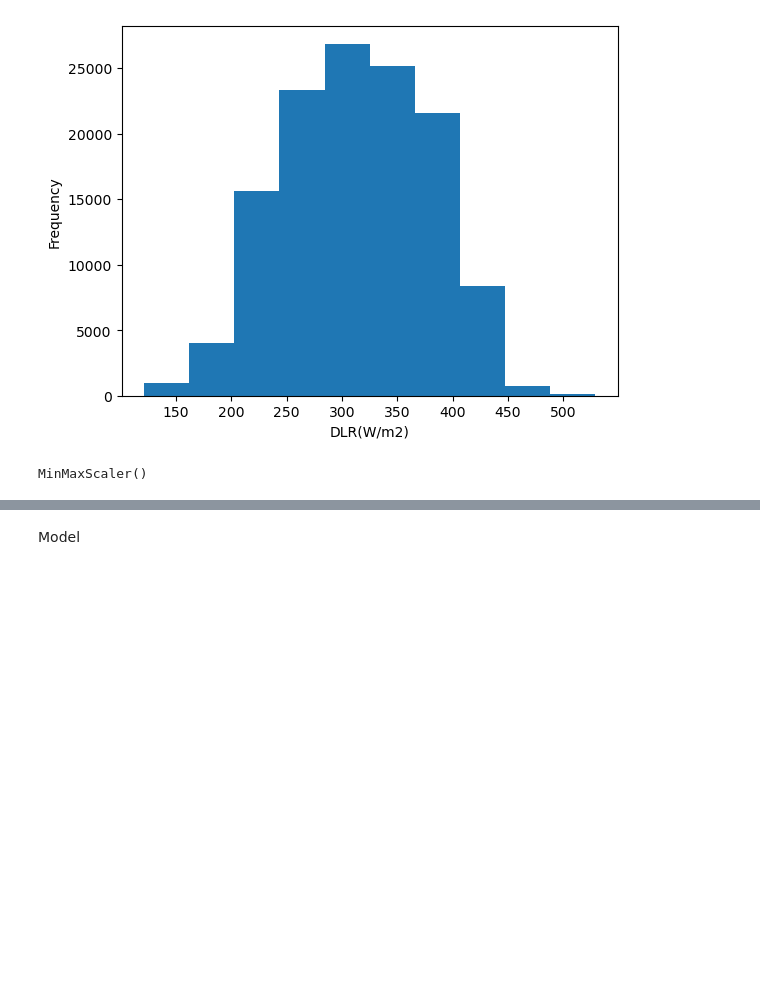
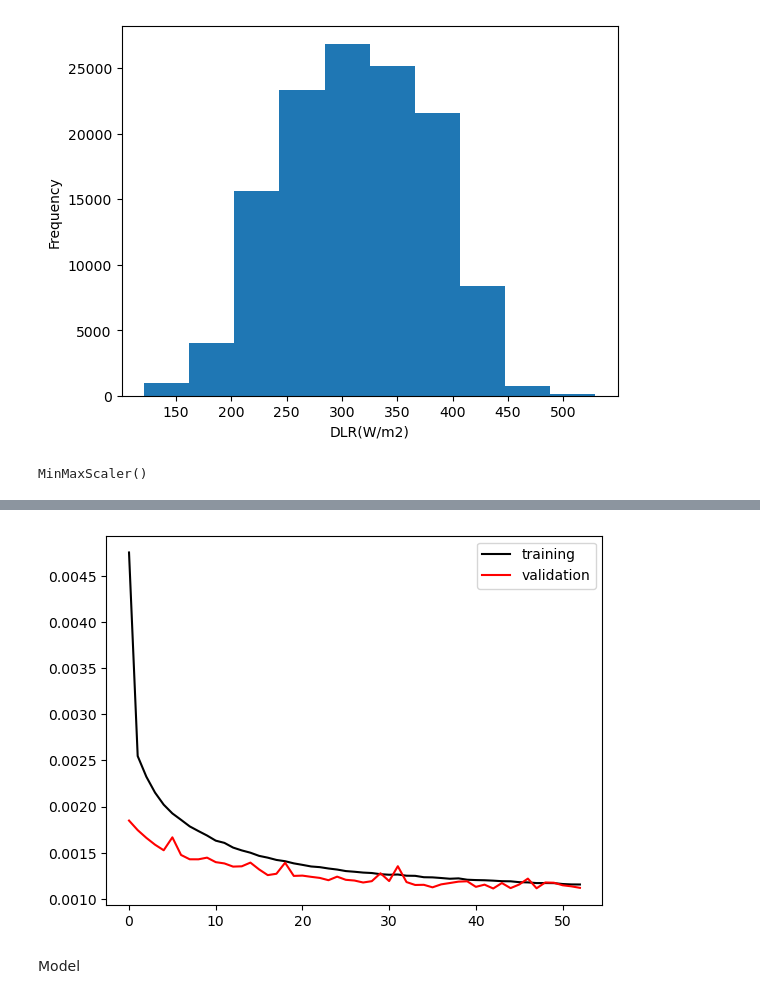
Before and after one commit to YaminGuo/AOSC650HW3, a Jupyter notebook: DLR_ANN.ipynb, the cells around one changed output, grey strips where cells are left out. Drawn from its saved outputs; the diff is of its cells as text; code cells hidden in the pictures; blank space fills up the shorter version.

```diff
--- a/DLR_ANN.ipynb
+++ b/DLR_ANN.ipynb
@@ -187,8 +193,7 @@ for param in best_hps.values.keys():
 # %%
 
-# 构建并训练最终模型
 model = tuner.hypermodel.build(best_hps)
 history = model.fit(X_train_scaled, Y_train_scaled,
-                    epochs=50,
+                    epochs=100,
                     validation_split=0.1,
                     callbacks=[keras.callbacks.EarlyStopping(patience=10)])
@@ -195,7 +219,9 @@ history = model.fit(X_train_scaled, Y_train_scaled,
 # %%
-plt.plot(range(0,50), history.history['loss'], c='k', label='training')
-plt.plot(range(0,50), history.history['val_loss'], c='r', label='validation')
+plt.plot(range(0,53), history.history['loss'], c='k', label='training')
+plt.plot(range(0,53), history.history['val_loss'], c='r', label='validation')
 plt.legend()
 plt.show()
+# %% [output]
+[figure, added]
 # %% [markdown]
 Model
```
Also changed, not shown: parts of 26 cells of this notebook, 1 other file.
